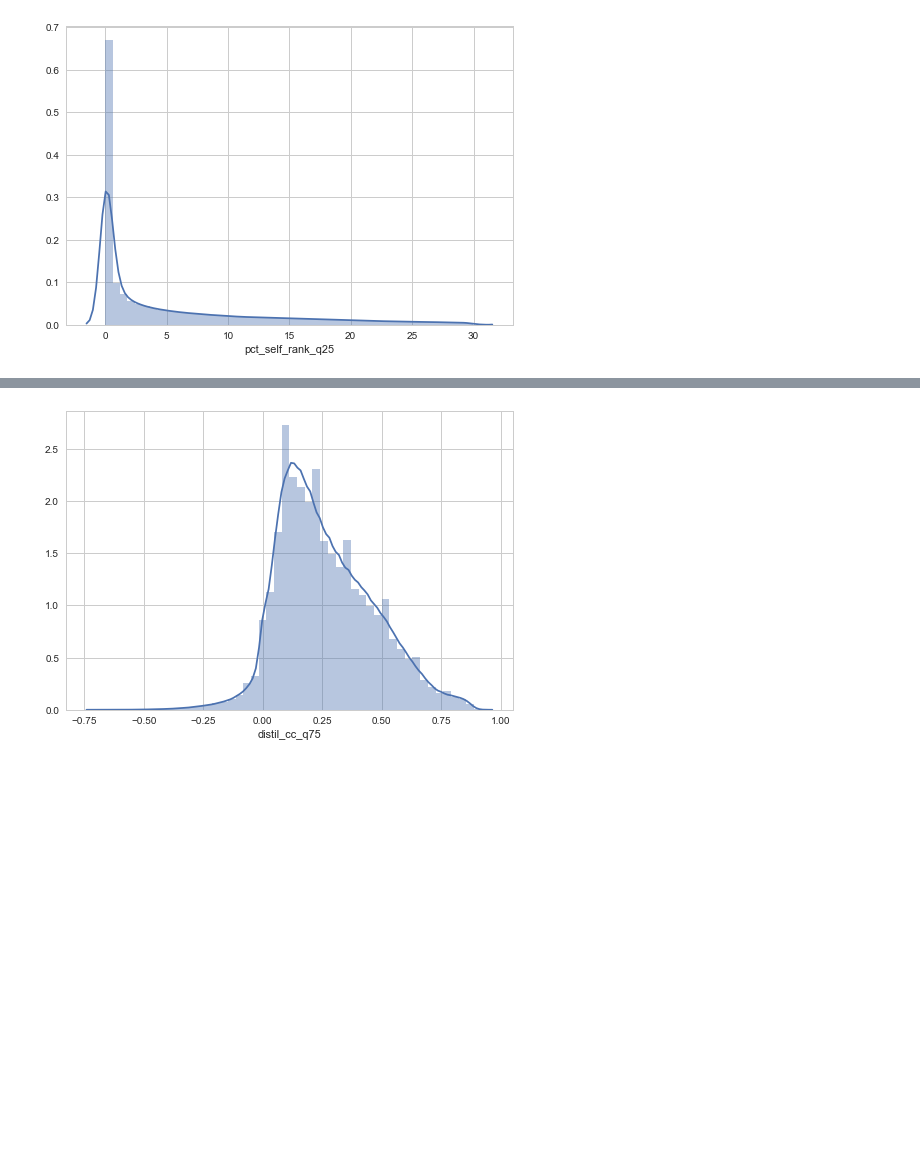
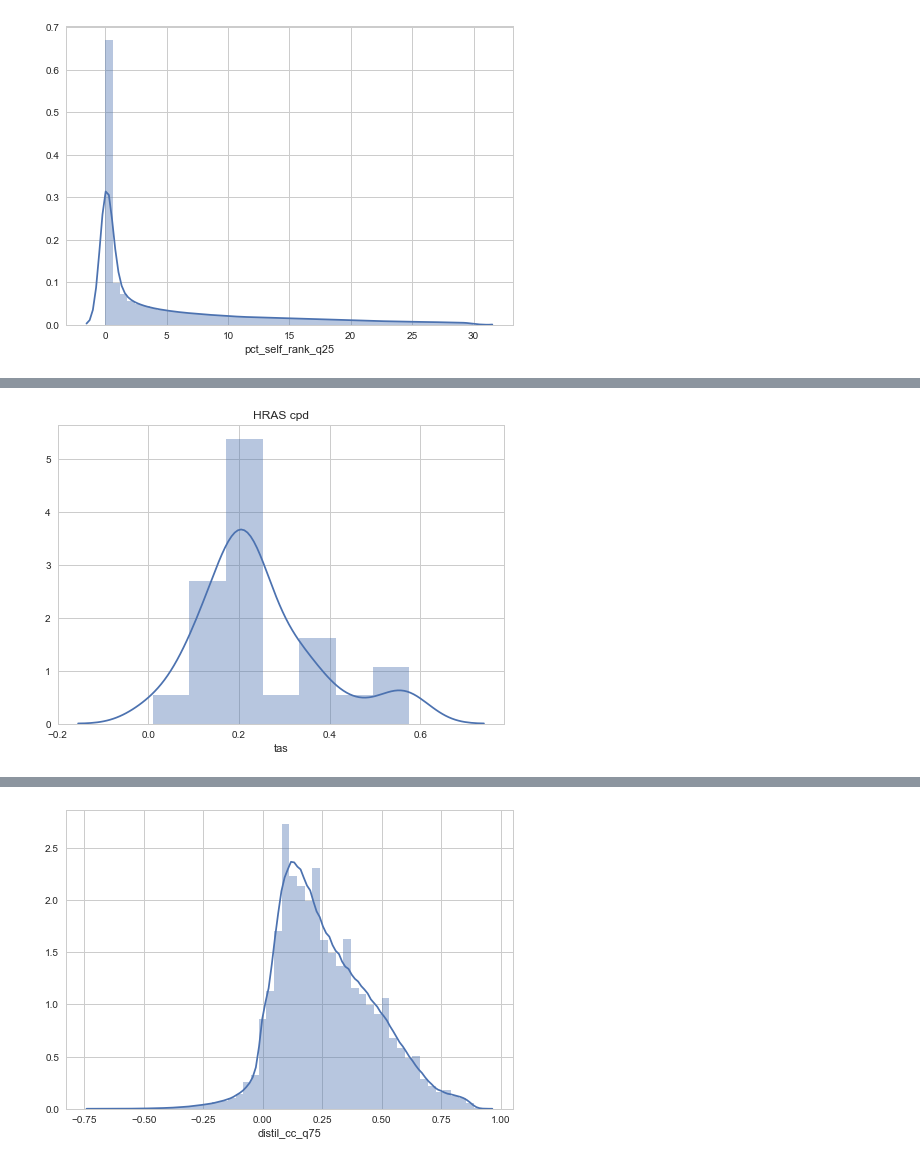
Before and after one commit to npabon/LINCS_target_prediction, a Jupyter notebook: LINCS_data_prep.ipynb, the cells around one changed output, grey strips where cells are left out. Saved outputs shown, nothing was run; the diff lists cells and outputs as text; code cells hidden in the pictures; blank space fills up the shorter version.

```diff
--- a/notebooks/LINCS_data_prep.ipynb
+++ b/LINCS_data_prep.ipynb
@@ -115,0 +130,6 @@ plt.show()
+# %%
+sns.distplot(all_sig_info[all_sig_info.pert_id == 'BRD-K20742498'].tas)
+plt.title('HRAS cpd')
+plt.show()
+# %% [output]
+[figure, added]
```
Also changed, not shown: parts of 12 cells of this notebook, 5 other files.
